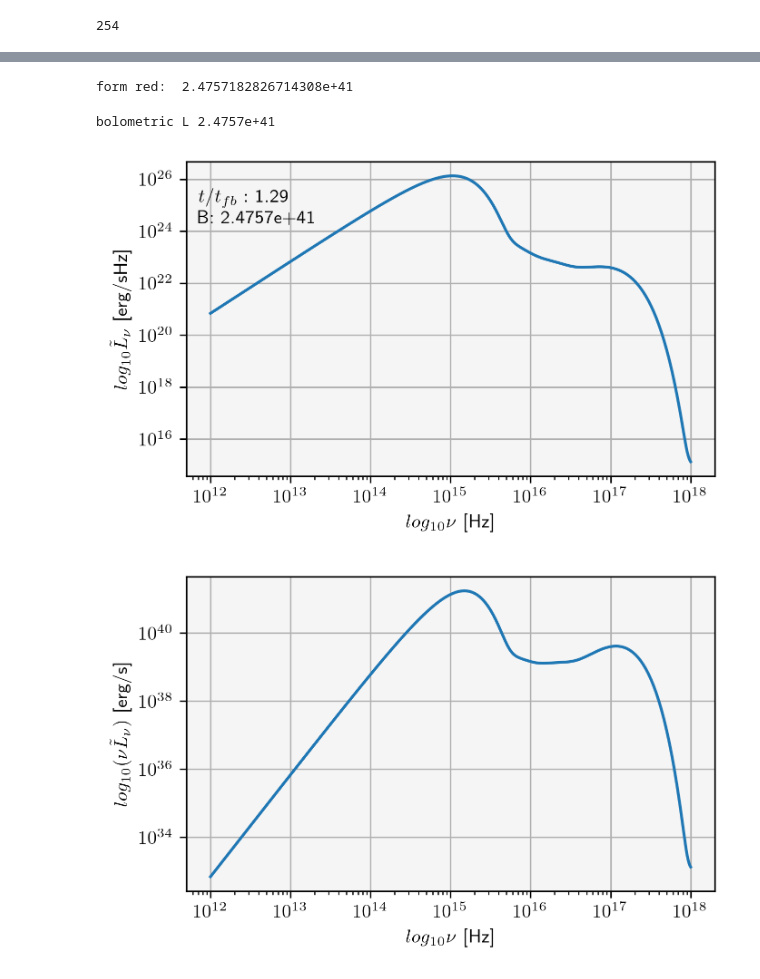
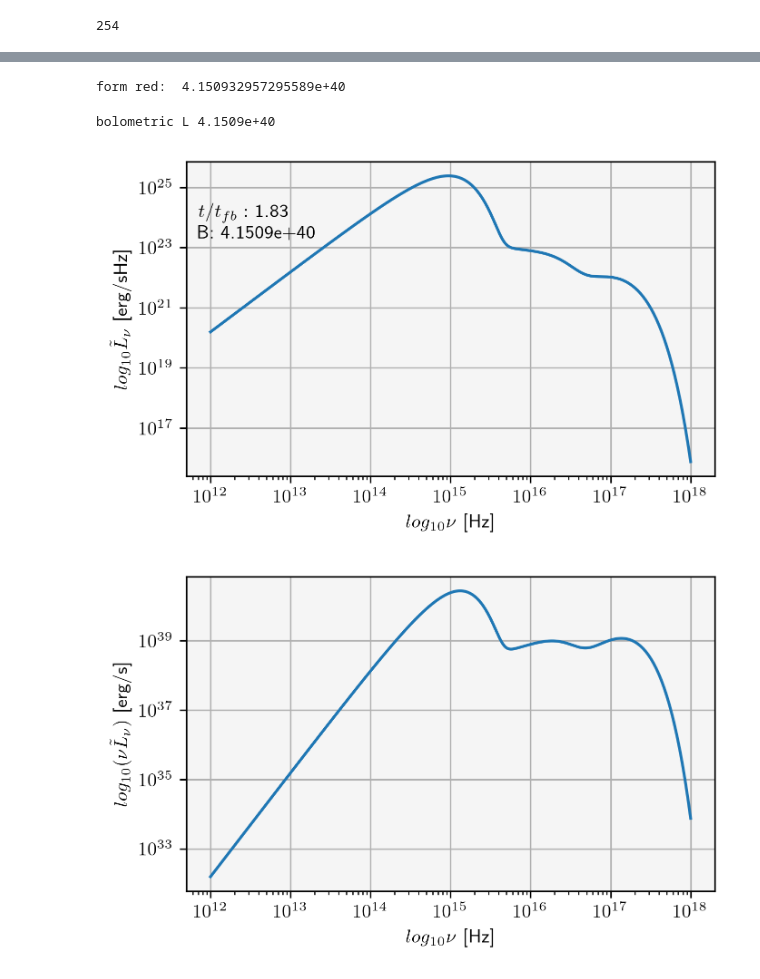
Before and after one commit to KKilmetis8/tde_comparison, a Jupyter notebook: PAOLA_lum.ipynb, the cells around one changed output, grey strips where cells are left out. Cells and saved outputs as stored; diff of their text form; code cells hidden in the pictures.

Commit message:
new snapshots

```diff
--- a/PAOLA_lum.ipynb
+++ b/PAOLA_lum.ipynb
@@ -45,8 +45,8 @@ print(x_array[1]-x_array[0])
 # FUNCTIONS
 def select_fix(m):
     if m == 4:
-        snapshots = np.arange(233,263+1)
-        days = [1.015, 1.025, 1.0325, 1.0435, 1.0525, 1.06, 1.07, 1.08, 1.0875, 1.0975, 1.1075, 1.115, 1.125, 1.135, 1.1425, 1.1525, 1.1625, 1.17, 1.18, 1.19, 1.1975, 1.2075, 1.2175, 1.2275, 1.235, 1.245, 1.255, 1.2625, 1.2725, 1.2825, 1.29] #t/t_fb
+        snapshots = np.concatenate((np.arange(233,263+1), np.array([293,308,322])))
+        days = [1.015, 1.025, 1.0325, 1.0435, 1.0525, 1.06, 1.07, 1.08, 1.0875, 1.0975, 1.1075, 1.115, 1.125, 1.135, 1.1425, 1.1525, 1.1625, 1.17, 1.18, 1.19, 1.1975, 1.2075, 1.2175, 1.2275, 1.235, 1.245, 1.255, 1.2625, 1.2725, 1.2825, 1.29, 1.57, 1.7, 1.83] #t/t_fb
     if m == 6:
         snapshots = [844, 881, 925, 950, 1006]
         days = [1, 1.1, 1.3, 1.4, 1.6] #t/t_fb
@@ -227,7 +227,7 @@ def normalisation(L_x: np.array, luminosity_fld: float) -> float:
 # MAIN
 if __name__ == "__main__":
     m = 4
-    snap_index = 30
+    snap_index = 33
 
     snapshots, days = select_fix(m)
     fld_data = np.loadtxt('reddata_m'+ str(m) +'.txt')
@@ -325,7 +345,7 @@ with open('Lum_n_m'+ str(m) + '.txt', 'a') as fn:
 const_norm = normalisation(lum_n, luminosity_fld_fix[snap_index])
 lum_tilde_n = lum_n * const_norm
 # %% [output]
-form red:  2.4757182826714308e+41
+form red:  4.150932957295589e+40
 # %%
 with open('L_tilde_n_m'+ str(m) + '.txt', 'a') as f:
     # f.write('# exponents x of frequencues: n = 10^x  \n') #only for the first snap
@@ -340,7 +360,7 @@ bolom = np.log(10) * np.trapz(bolom_integrand, x_array)
 bolom = "{:.4e}".format(bolom) #scientific notation
 print('bolometric L', bolom)
 # %% [output]
-bolometric L 2.4757e+41
+bolometric L 4.1509e+40
 # %%
 with open('L_m' + str(m) + '.txt', 'a') as fbolo:
     fbolo.write('#snap '+ str(fix) + '\n')
@@ -349,22 +369,22 @@ with open('L_m' + str(m) + '.txt', 'a') as fbolo:
 # %%
 fig, ax = plt.subplots()
 ax.plot(n_array, lum_tilde_n)
 plt.xlabel(r'$log_{10}\nu$ [Hz]')
 plt.ylabel(r'$log_{10}\tilde{L}_\nu$ [erg/sHz]')
 plt.loglog()
 plt.grid()
-plt.text(0.7e12, 2e24, r'$t/t_{fb}:$ ' + f'{days[snap_index]}\n B: {bolom}')
+plt.text(0.7e12, 2e23, r'$t/t_{fb}:$ ' + f'{days[snap_index]}\n B: {bolom}')
 plt.savefig('Ltildan_m' + str(m) + '_snap' + str(fix))
 plt.show()
 
 plt.figure()
 plt.plot(n_array, n_array * lum_tilde_n)
 plt.xlabel(r'$log_{10}\nu$ [Hz]')
 plt.ylabel(r'$log_{10}(\nu\tilde{L}_\nu)$ [erg/s]')
 plt.loglog()
 plt.grid()
 plt.savefig('n_Ltildan_m' + str(m) + '_snap' + str(fix))
 plt.show()
 # %% [output]
-[figure, old version]
+[figure, new version]
-[figure, old version]
+[figure, new version]
```
Also changed, not shown: parts of 2 cells of this notebook, 35 other files.
